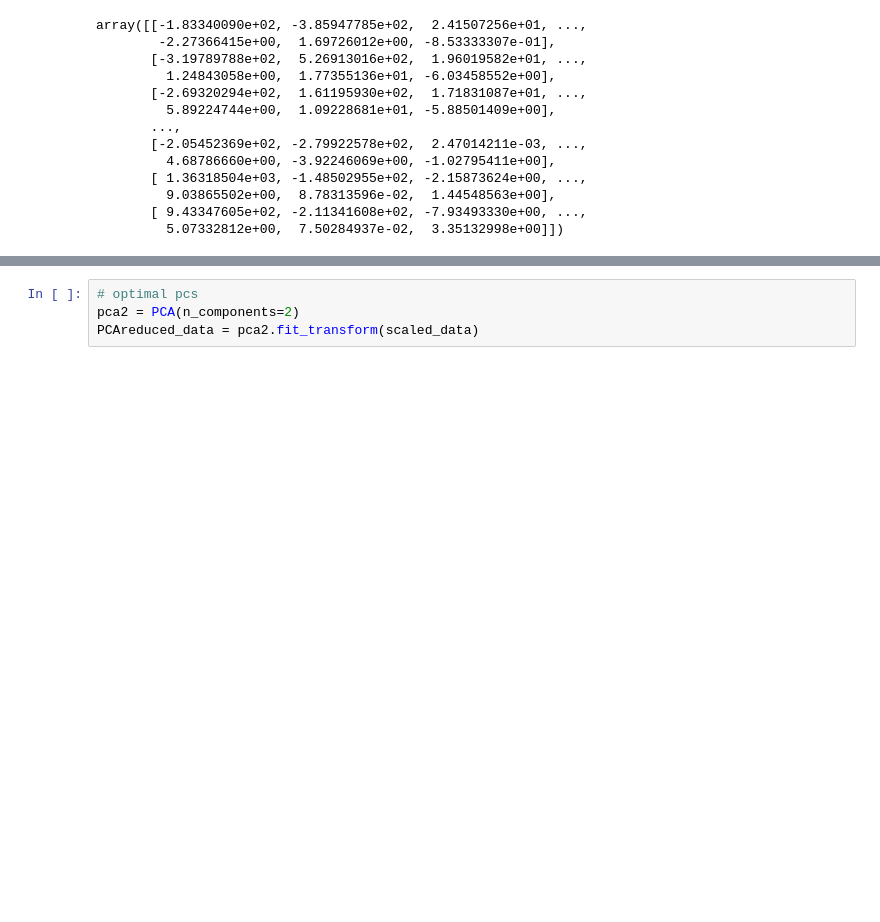
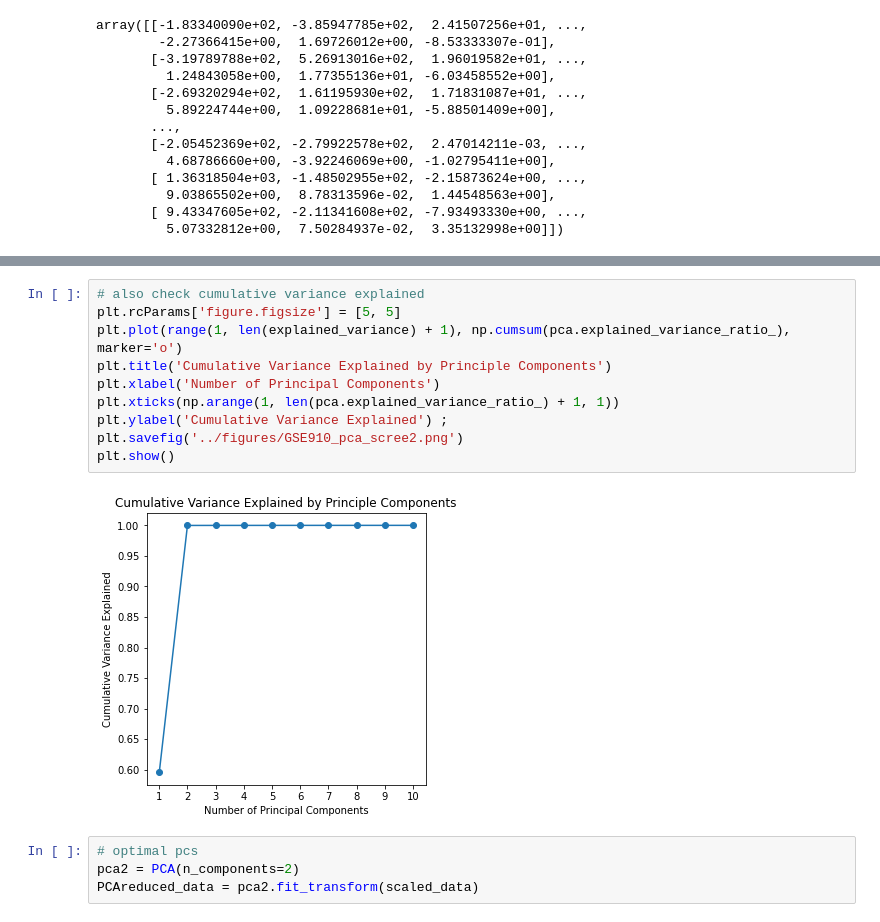
Before and after one commit to evzhng/LMP1210_2024, a Jupyter notebook: scripts/GSE910_PCA_top_100.ipynb, the cells around one changed output, grey strips where cells are left out. Cells and saved outputs as stored; diff of their text form; blank space fills up the shorter version.

```diff
--- a/scripts/GSE910_PCA_top_100.ipynb
+++ b/scripts/GSE910_PCA_top_100.ipynb
@@ -60,3 +52,15 @@ plt.savefig('../figures/GSE910_pca_scree2.png')
+# %%
+# also check cumulative variance explained
+plt.rcParams['figure.figsize'] = [5, 5]
+plt.plot(range(1, len(explained_variance) + 1), np.cumsum(pca.explained_variance_ratio_), marker='o')
+plt.title('Cumulative Variance Explained by Principle Components')
+plt.xlabel('Number of Principal Components')
+plt.xticks(np.arange(1, len(pca.explained_variance_ratio_) + 1, 1))
+plt.ylabel('Cumulative Variance Explained') ;
+plt.savefig('../figures/GSE910_pca_scree2.png')
+plt.show()
+# %% [output]
+[figure, added]
 # %%
 # optimal pcs
 pca2 = PCA(n_components=2)
```
Also changed, not shown: parts of 3 cells of this notebook, 5 other files.
